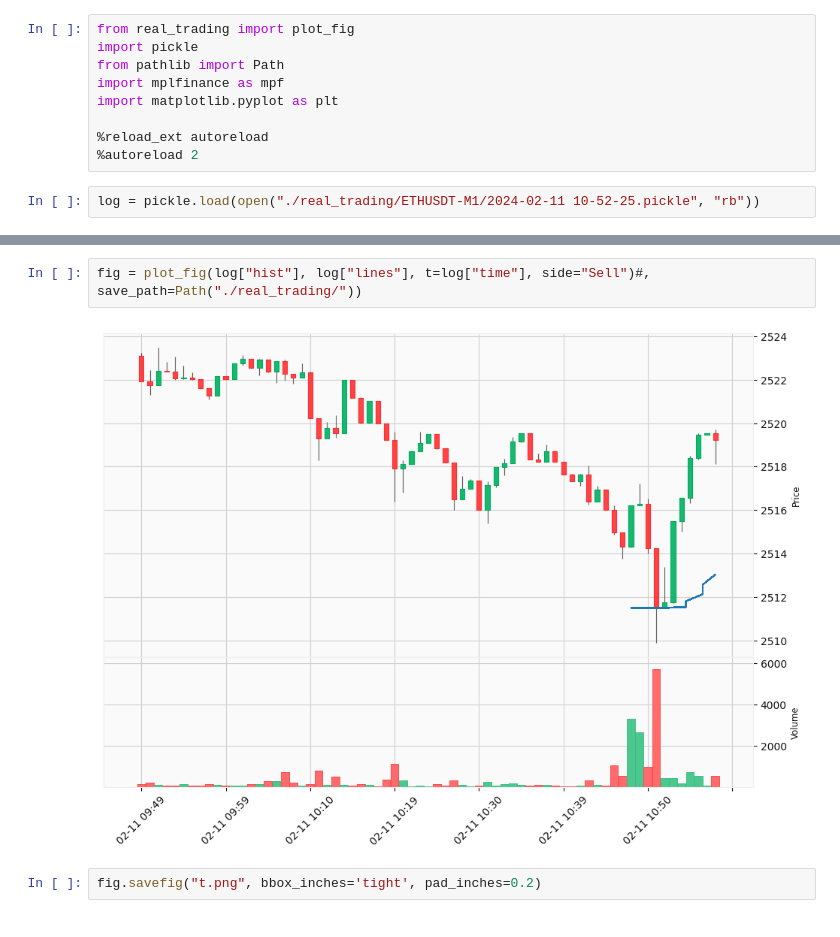
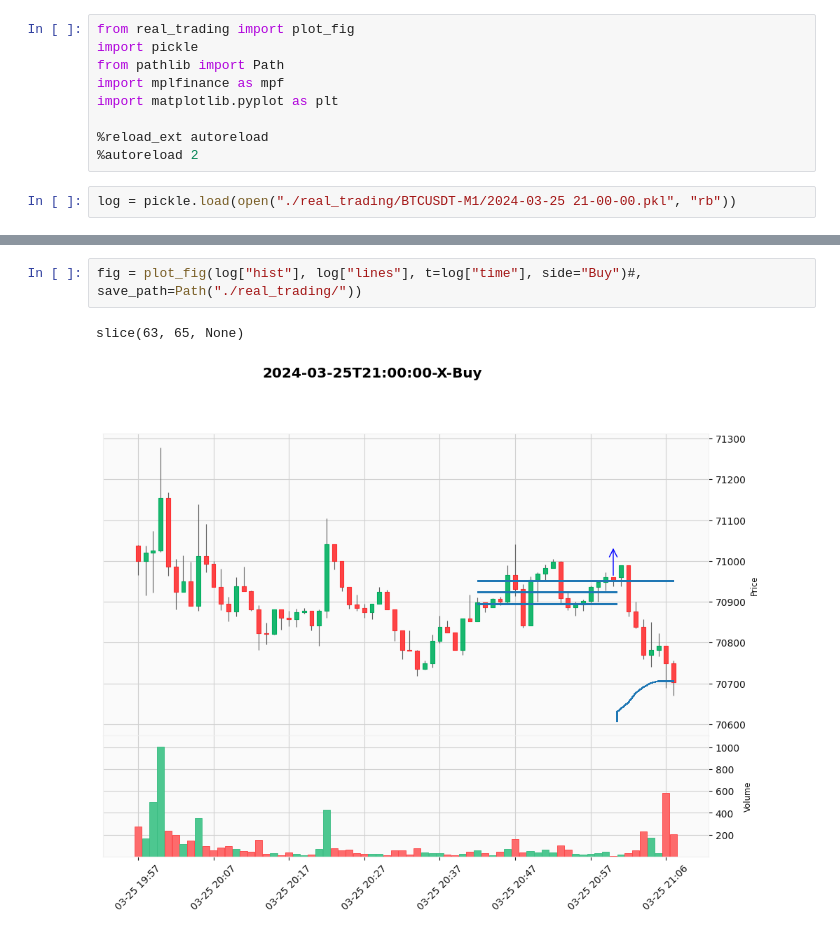
Before and after one commit to binrey/MLTR, a Jupyter notebook: log_viewer.ipynb, the cells around one changed output, grey strips where cells are left out. Cells and saved outputs as stored; diff of their text form.

```diff
--- a/log_viewer.ipynb
+++ b/log_viewer.ipynb
@@ -8,4 +8,4 @@ import matplotlib.pyplot as plt
 %reload_ext autoreload
 %autoreload 2
 # %%
-log = pickle.load(open("./real_trading/ETHUSDT-M1/2024-02-11 10-52-25.pickle", "rb"))
+log = pickle.load(open("./real_trading/BTCUSDT-M1/2024-03-25 21-00-00.pkl", "rb"))
@@ -12,6 +57,5 @@ log = pickle.load(open("./real_trading/ETHUSDT-M1/2024-02-11 10-52-25.pickle", "
 # %%
-fig = plot_fig(log["hist"], log["lines"], t=log["time"], side="Sell")#, save_path=Path("./real_trading/"))
+fig = plot_fig(log["hist"], log["lines"], t=log["time"], side="Buy")#, save_path=Path("./real_trading/"))
 # %% [output]
+slice(63, 65, None)
-[figure, old version]
+[figure, new version]
-# %%
-fig.savefig("t.png", bbox_inches='tight', pad_inches=0.2)
```
Also changed, not shown: parts of 4 cells of this notebook, 2 other files.
